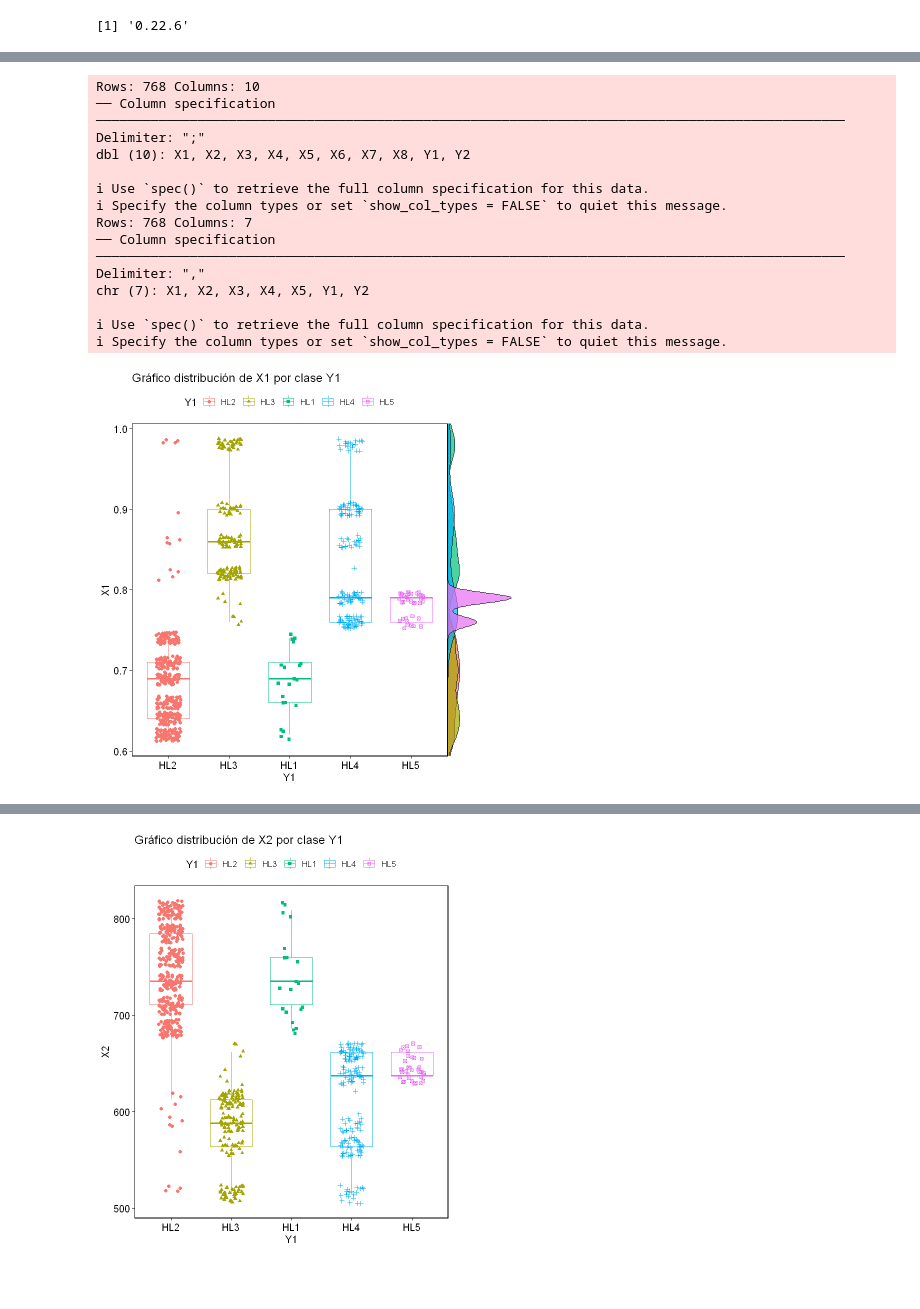
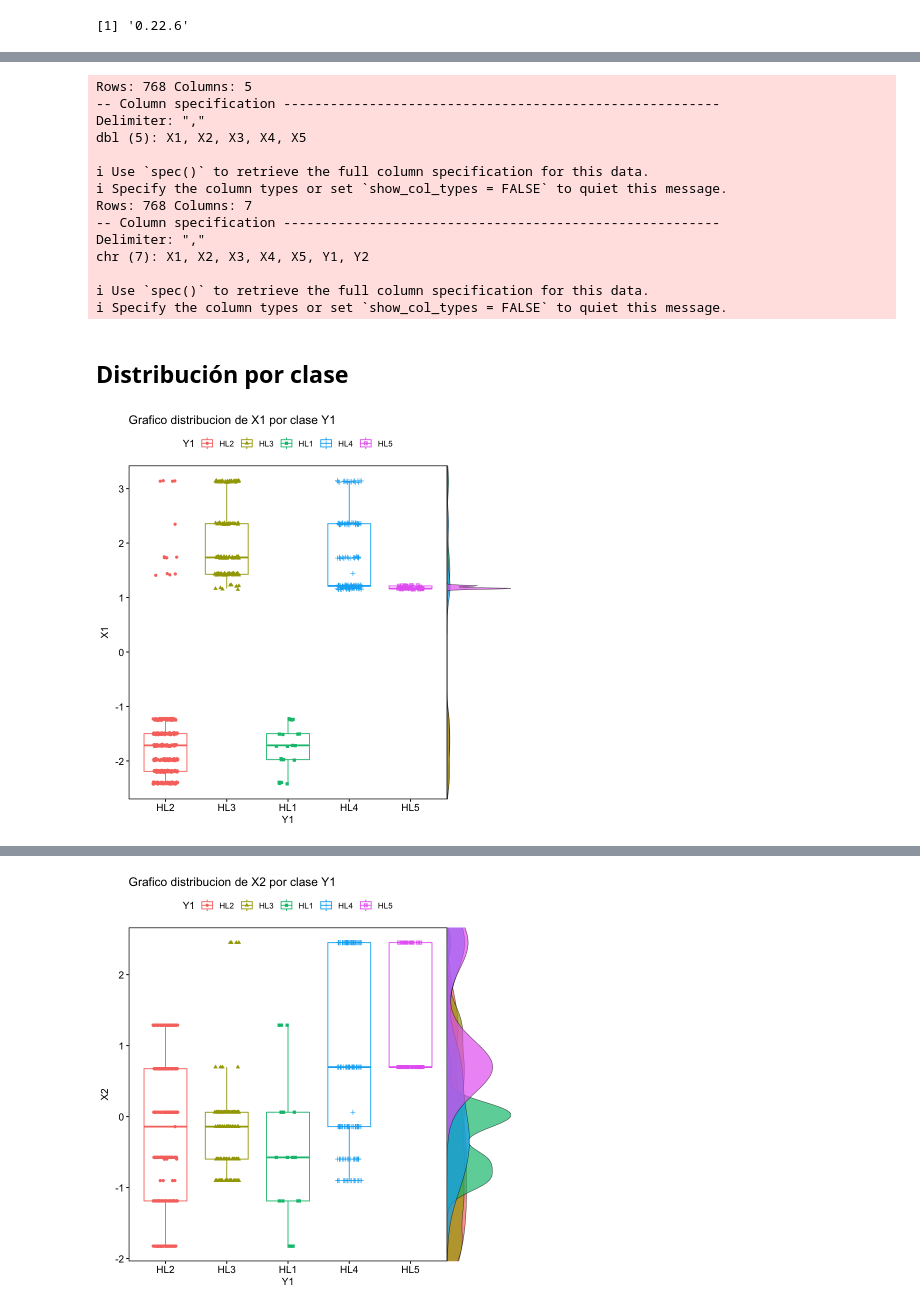
Before and after one commit to antargi/ic, a Jupyter notebook: lab3-dist.ipynb, the cells around one changed output, grey strips where cells are left out. Cells and saved outputs as stored; diff of their text form; code cells hidden in the pictures; blank space fills up the shorter version.

```diff
--- a/lab3-dist.ipynb
+++ b/lab3-dist.ipynb
@@ -79,38 +46,44 @@ packageVersion("lattice")
 # %%
-dt1 <- read_delim("./ENB2012_data_f.csv")
+dt1 <- read_delim("./X_reduced.csv")
 dt2 <- read_delim("./DataDiscretizado.csv")
 
 # Seleccionar las columnas de interés
-dt1_selected <- dt1[, c("X1", "X2", "X3", "X4", "X5", "X6", "X7", "X8")]
+dt1_selected <- dt1[, c("X1", "X2", "X3", "X4", "X5")]
 dt2_selected <- dt2[, c("Y1", "Y2")]
 
 # Unir los datasets
 merged_data <- cbind(dt1_selected, dt2_selected)
 # %% [output]
-Rows: 768 Columns: 10
-── Column specification ────────────────────────────────────────────────────────────────────────────────────────────────
-Delimiter: ";"
-dbl (10): X1, X2, X3, X4, X5, X6, X7, X8, Y1, Y2
+Rows: 768 Columns: 5
+-- Column specification --------------------------------------------------------
+Delimiter: ","
+dbl (5): X1, X2, X3, X4, X5
 
-ℹ Use `spec()` to retrieve the full column specification for this data.
-ℹ Specify the column types or set `show_col_types = FALSE` to quiet this message.
+i Use `spec()` to retrieve the full column specification for this data.
+i Specify the column types or set `show_col_types = FALSE` to quiet this message.
 Rows: 768 Columns: 7
-── Column specification ────────────────────────────────────────────────────────────────────────────────────────────────
+-- Column specification --------------------------------------------------------
 Delimiter: ","
 chr (7): X1, X2, X3, X4, X5, Y1, Y2
 
-ℹ Use `spec()` to retrieve the full column specification for this data.
-ℹ Specify the column types or set `show_col_types = FALSE` to quiet this message.
+i Use `spec()` to retrieve the full column specification for this data.
+i Specify the column types or set `show_col_types = FALSE` to quiet this message.
+# %% [markdown]
+## Distribución por clase
 # %%
-boxplot.X1 = ggboxplot( data = merged_data, x = "Y1", y = "X1", color = "Y1", add = "jitter", shape = "Y1" ) + border() + ggtitle("Gráfico distribución de X1 por clase Y1 ")
+boxplot.X1 = ggboxplot( data = merged_data, x = "Y1", y = "X1", color = "Y1", add = "jitter", shape = "Y1" ) + border() + ggtitle("Grafico distribucion de X1 por clase Y1 ")
 ydens = axis_canvas( boxplot.X1, axis = "y", coord_flip = TRUE ) + geom_density( data = merged_data, aes( x = X1, fill = Y1), alpha = 0.7, linewidth = 0.2 ) + coord_flip()
 boxplot.X1 = insert_yaxis_grob( boxplot.X1, ydens, grid::unit( .2, "null"), position = "right" )
-ggdraw( boxplot.X1 )
+final_plot = ggdraw(boxplot.X1)
+ggsave("./plots/boxplot_Y1X1.png", plot = final_plot, width = 8, height = 6)
+final_plot
 # %% [output]
-[figure, old version]
+[figure, new version]
 # %%
-boxplot.X1 = ggboxplot( data = merged_data, x = "Y1", y = "X2", color = "Y1", add = "jitter", shape = "Y1" ) + border() + ggtitle("Gráfico distribución de X2 por clase Y1 ")
-ydens = axis_canvas( boxplot.X1, axis = "y", coord_flip = TRUE ) + geom_density( data = merged_data, aes( x = X1, fill = Y1), alpha = 0.7, linewidth = 0.2 ) + coord_flip()
-boxplot.X1 = insert_yaxis_grob( boxplot.X1, ydens, grid::unit( .2, "null"), position = "right" )
-ggdraw( boxplot.X1 )
+boxplot.X2 = ggboxplot( data = merged_data, x = "Y1", y = "X2", color = "Y1", add = "jitter", shape = "Y1" ) + border() + ggtitle("Grafico distribucion de X2 por clase Y1 ")
+ydens = axis_canvas( boxplot.X2, axis = "y", coord_flip = TRUE ) + geom_density( data = merged_data, aes( x = X2, fill = Y1), alpha = 0.7, linewidth = 0.2 ) + coord_flip()
+boxplot.X2 = insert_yaxis_grob( boxplot.X2, ydens, grid::unit( .2, "null"), position = "right" )
+final_plot = ggdraw( boxplot.X2 )
+ggsave("./plots/boxplot_Y1X2.png", plot = final_plot, width = 8, height = 6)
+final_plot
 # %% [output]
@@ -119,2 +90,2 @@ Warning message:
-[figure, old version]
+[figure, new version]
 # %%
```
Also changed, not shown: parts of 77 cells of this notebook, 11 other files.
